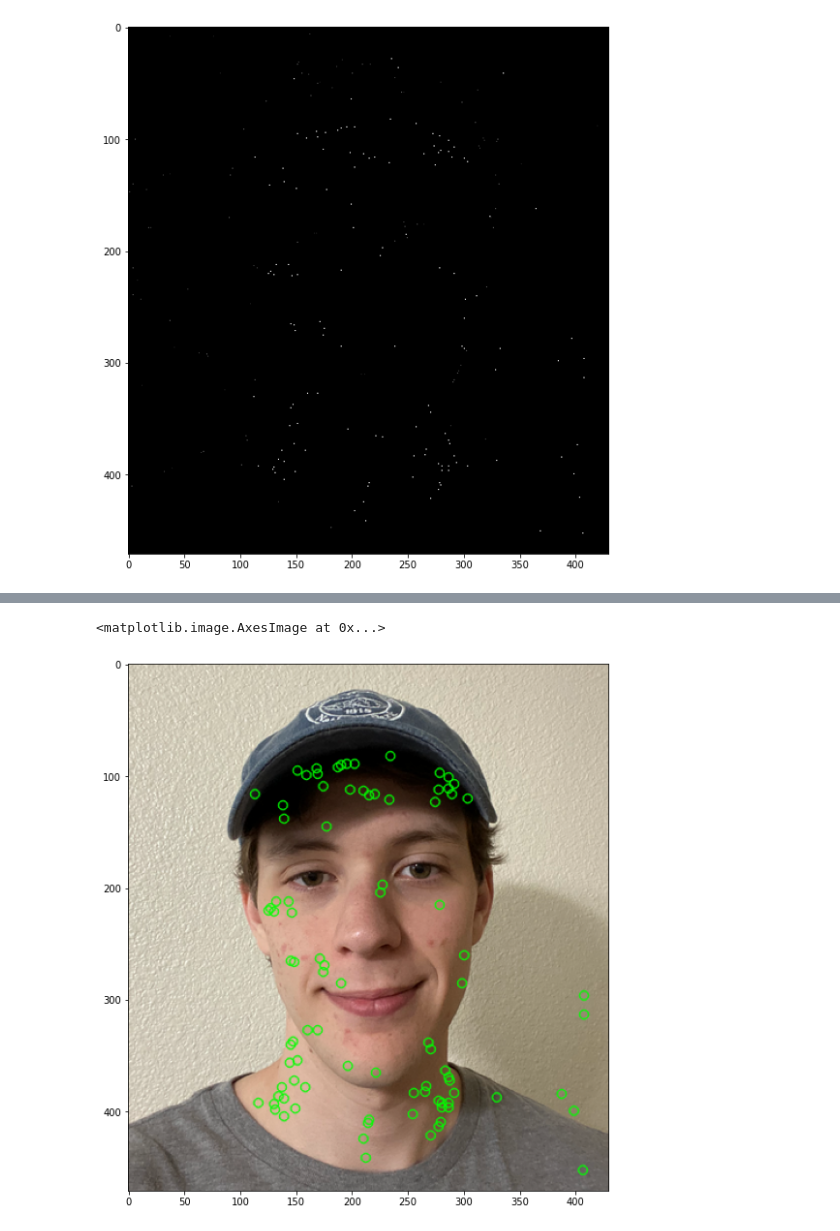
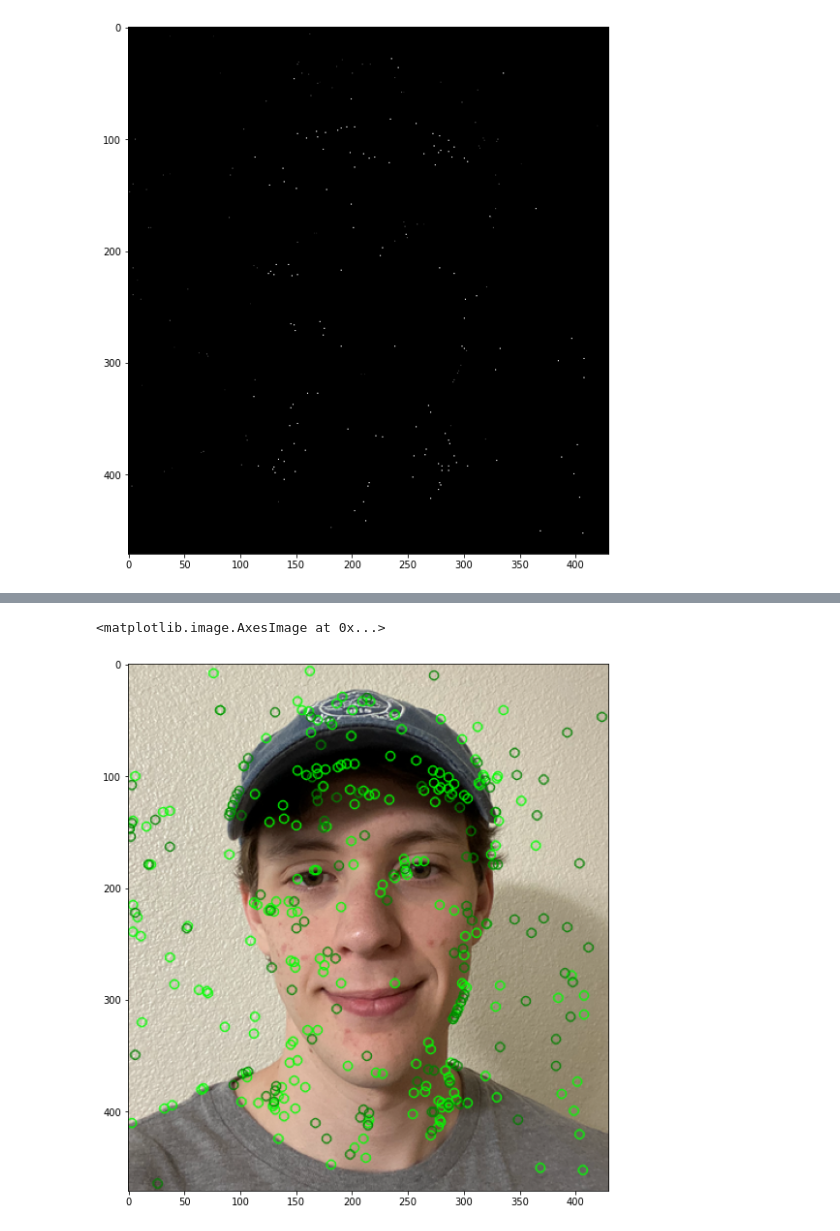
Before and after one commit to WTS012201/CompVis, a Jupyter notebook: ImageStitching/sift.ipynb, the cells around one changed output, grey strips where cells are left out. Saved outputs shown, nothing was run; the diff lists cells and outputs as text; code cells hidden in the pictures.

```diff
--- a/ImageStitching/sift.ipynb
+++ b/ImageStitching/sift.ipynb
@@ -78,10 +77,12 @@ number of keypoints on sample after refinement: 229
 <matplotlib.image.AxesImage at 0x...>
 [figure]
 # %%
-# They use r=5 in the original paper,
+# They use r=10 in the original paper,
 # but for demonstration I chose a very extreme value
-refined_map, keypoints1 = utils.elim_edge_responses(DoGs, refined1, r=1.001)
-_, keypoints2 = utils.elim_edge_responses(DoGs, refined2, r=1.001)
+# you should use the default in practice
+
+refined_map, keypoints1 = utils.elim_edge_responses(DoGs, refined1, r=10)
+_, keypoints2 = utils.elim_edge_responses(DoGs, refined2, r=10)
 print(f"number of keypoints on sample after eliminating edge points: {len(keypoints1)}")
 
 plt.figure(figsize=(10, 10))
@@ -107,17 +108,20 @@ def convert_keypoints(keypoints, o_idx, o_size, sigma):
 # %%
 global_kps1 = convert_keypoints(keypoints1, sample_oct_idx, oct_size, sigma*k)
 global_kps2 = convert_keypoints(keypoints2, sample_oct_idx, oct_size, sigma*k*k)
 img_kp = src.copy()
 
 for kp in global_kps1:
     pt = (int(kp.pt[0]), int(kp.pt[1]))
     cv.circle(img_kp, pt, 4, (0, 255, 0), 1, cv.LINE_AA)
+for kp in global_kps2:
+    pt = (int(kp.pt[0]), int(kp.pt[1]))
+    cv.circle(img_kp, pt, 4, (1, 128, 0), 1, cv.LINE_AA)
 
 plt.figure(figsize=(10, 10))
 plt.imshow(img_kp)
 # %% [output]
 <matplotlib.image.AxesImage at 0x...>
-[figure, old version]
+[figure, new version]
 # %%
 def gen_hist(kp, scale, octave, o_idx):
     n_bins = 36 # bin for every 10 degrees in 360
```
Also changed, not shown: parts of 4 cells of this notebook, 1 other file.
